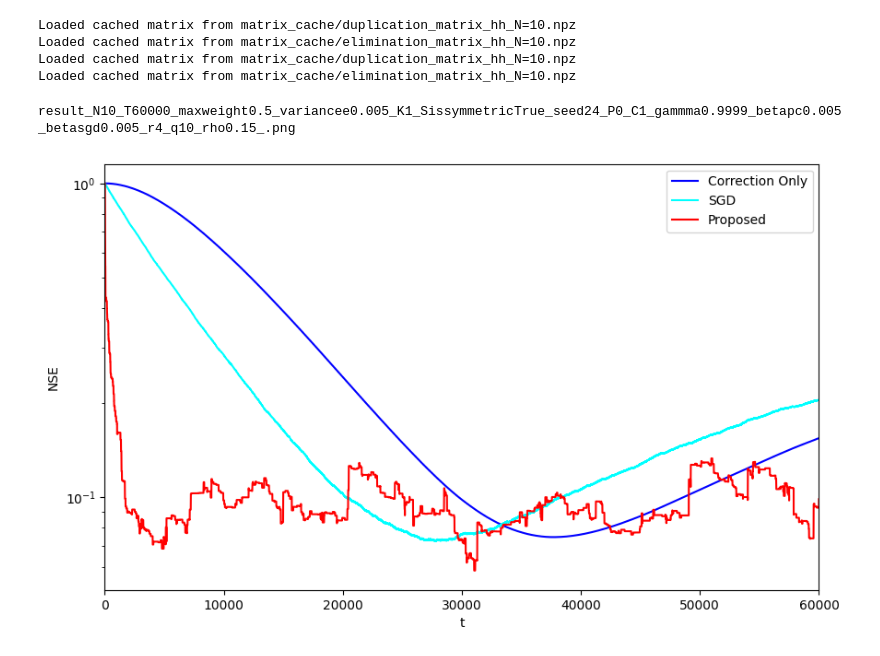
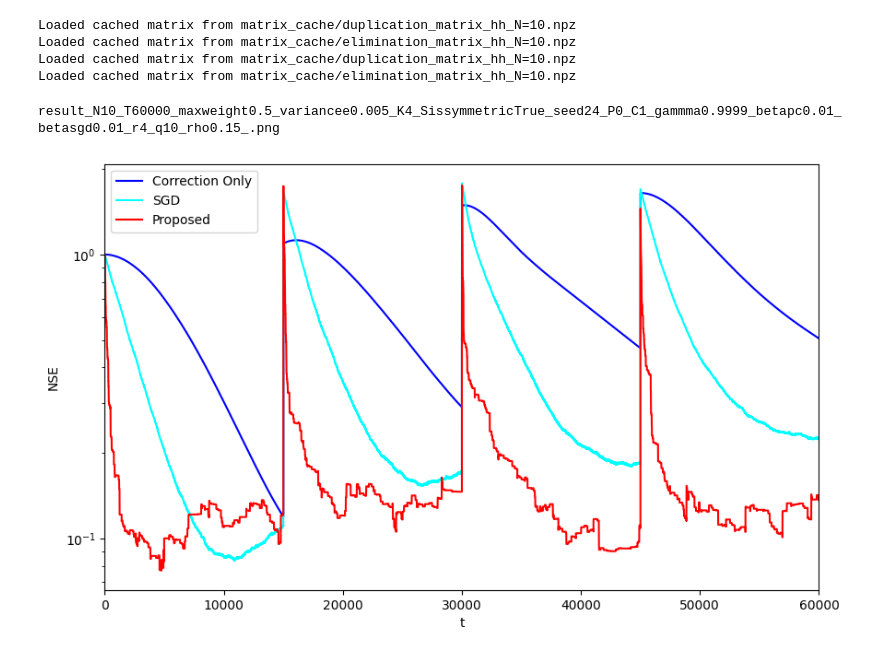
Before and after one commit to fmjp1012/tvgti, a Jupyter notebook: sandbox.ipynb, the cells around one changed output. Cells and saved outputs as stored; diff of their text form; code cells hidden in the pictures.

```diff
--- a/sandbox.ipynb
+++ b/sandbox.ipynb
@@ -180,7 +180,7 @@ sparsity = 100
 max_weight = 0.5
 variance_e = 0.005
 std_e = np.sqrt(variance_e)
-K = 1
+K = 4
 S_is_symmetric = True
 
 seed = 24
@@ -200,8 +200,8 @@ C = 1
 gamma = 0.9999
 alpha = 0.0
 # beta = 1e-7
-beta_pc = 1e-3 * 5
-beta_sgd = 1e-3 * 5
+beta_pc = 1e-2
+beta_sgd = 1e-2
 
 # initial S
 
@@ -326,32 +326,32 @@ data_max = -np.inf
 for t in time_points:
     data_min = min(data_min, S_series[t].min(), estimates_pc[t].min(), estimates_pp[t].min())
     data_max = max(data_max, S_series[t].max(), estimates_pc[t].max(), estimates_pp[t].max())
 
 # プロット部分
 # for t in time_points:
 #     plt.figure(figsize=(12,4))
 
 #     plt.subplot(1,3,1)
 #     plt.imshow(S_series[t], cmap='viridis', aspect='auto', vmin=data_min, vmax=data_max)
 #     plt.colorbar()
 #     plt.title(f'True S at t={t}')
 
 #     plt.subplot(1,3,2)
 #     plt.imshow(estimates_pc[t], cmap='viridis', aspect='auto', vmin=data_min, vmax=data_max)
 #     plt.colorbar()
 #     plt.title(f'CO Estimate at t={t}')
 
 #     plt.subplot(1,3,3)
 #     plt.imshow(estimates_pp[t], cmap='viridis', aspect='auto', vmin=data_min, vmax=data_max)
 #     plt.colorbar()
 #     plt.title(f'PP Estimate at t={t}')
 
 #     plt.tight_layout()
 #     plt.show()
 # %% [output]
 Loaded cached matrix from matrix_cache/duplication_matrix_hh_N=10.npz
 Loaded cached matrix from matrix_cache/elimination_matrix_hh_N=10.npz
 Loaded cached matrix from matrix_cache/duplication_matrix_hh_N=10.npz
 Loaded cached matrix from matrix_cache/elimination_matrix_hh_N=10.npz
-result_N10_T60000_maxweight0.5_variancee0.005_K1_SissymmetricTrue_seed24_P0_C1_gammma0.9999_betapc0.005_betasgd0.005_r4_q10_rho0.15_.png
+result_N10_T60000_maxweight0.5_variancee0.005_K4_SissymmetricTrue_seed24_P0_C1_gammma0.9999_betapc0.01_betasgd0.01_r4_q10_rho0.15_.png
-[figure, old version]
+[figure, new version]
```
Also changed, not shown: 3 other files.
